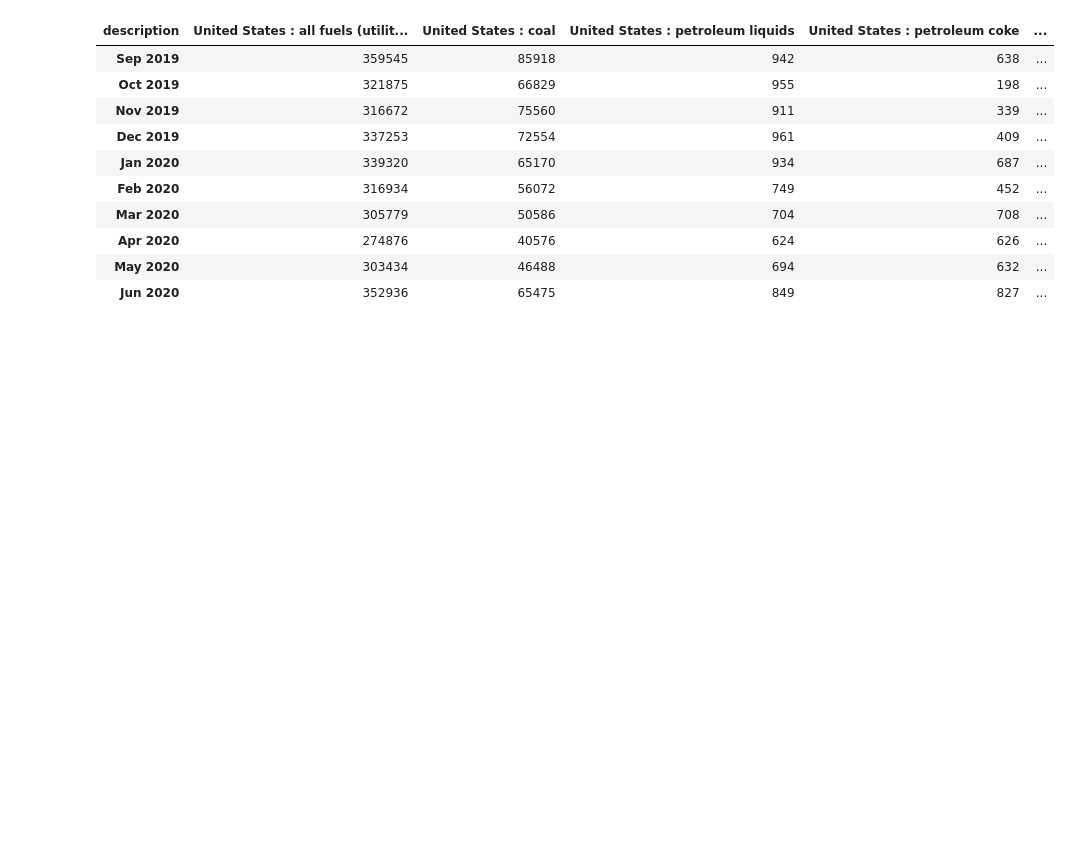
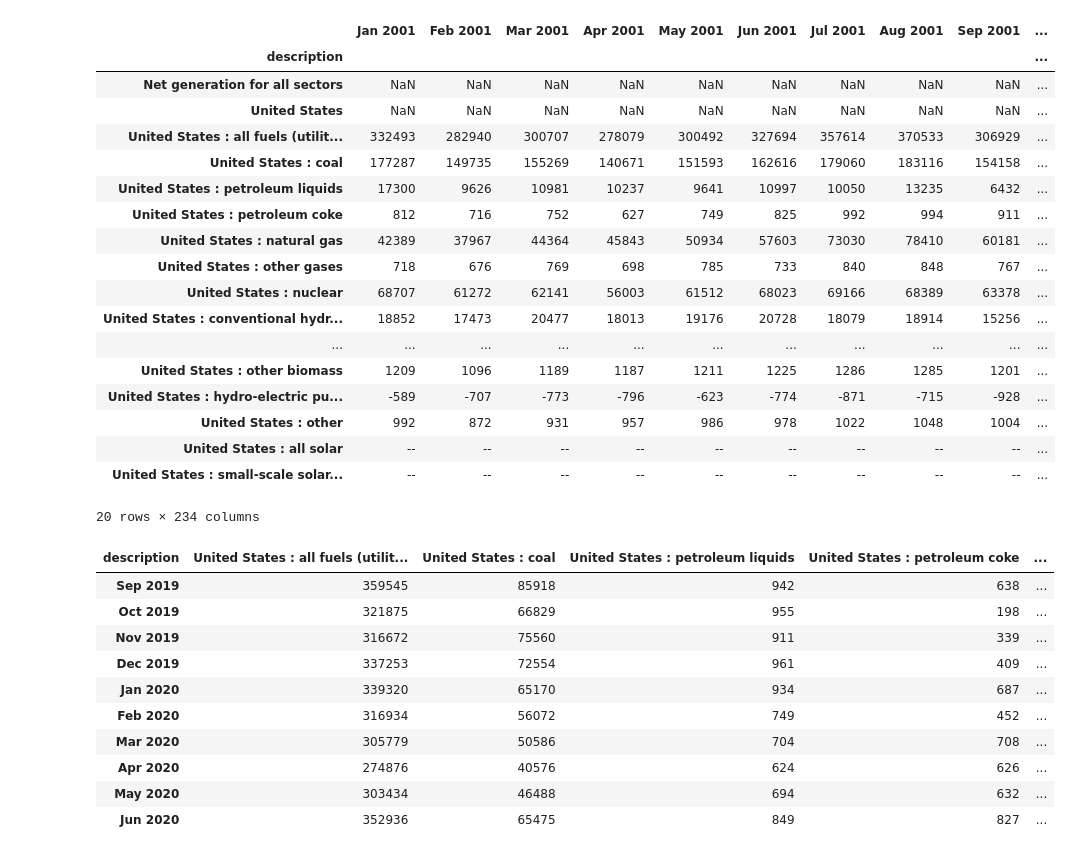
Before and after one commit to arerickson28/energy-pollution-ETL, a Jupyter notebook: energy-pollution-ETL.ipynb, the cells around one changed output. Drawn from its saved outputs; the diff is of its cells as text; code cells hidden in the pictures; blank space fills up the shorter version.

```diff
--- a/energy-pollution-ETL.ipynb
+++ b/energy-pollution-ETL.ipynb
@@ -135,3 +157,28 @@ pollution_data.head()
+# %%
+last_row = len(pollution_data) - 1
+pollution_data = pollution_data.drop(pollution_data.index[last_row])
+# %%
+pollution_data
+# %% [output]
+|  | Jan 2001 | Feb 2001 | Mar 2001 | Apr 2001 | May 2001 | Jun 2001 | Jul 2001 | Aug 2001 | Sep 2001 | ... |
+| description |  |  |  |  |  |  |  |  |  | ... |
+| Net generation for all sectors | NaN | NaN | NaN | NaN | NaN | NaN | NaN | NaN | NaN | ... |
+| United States | NaN | NaN | NaN | NaN | NaN | NaN | NaN | NaN | NaN | ... |
+| United States : all fuels (utilit... | 332493 | 282940 | 300707 | 278079 | 300492 | 327694 | 357614 | 370533 | 306929 | ... |
+| United States : coal | 177287 | 149735 | 155269 | 140671 | 151593 | 162616 | 179060 | 183116 | 154158 | ... |
+| United States : petroleum liquids | 17300 | 9626 | 10981 | 10237 | 9641 | 10997 | 10050 | 13235 | 6432 | ... |
+| United States : petroleum coke | 812 | 716 | 752 | 627 | 749 | 825 | 992 | 994 | 911 | ... |
+| United States : natural gas | 42389 | 37967 | 44364 | 45843 | 50934 | 57603 | 73030 | 78410 | 60181 | ... |
+| United States : other gases | 718 | 676 | 769 | 698 | 785 | 733 | 840 | 848 | 767 | ... |
+| United States : nuclear | 68707 | 61272 | 62141 | 56003 | 61512 | 68023 | 69166 | 68389 | 63378 | ... |
+| United States : conventional hydr... | 18852 | 17473 | 20477 | 18013 | 19176 | 20728 | 18079 | 18914 | 15256 | ... |
+| ... | ... | ... | ... | ... | ... | ... | ... | ... | ... | ... |
+| United States : other biomass | 1209 | 1096 | 1189 | 1187 | 1211 | 1225 | 1286 | 1285 | 1201 | ... |
+| United States : hydro-electric pu... | -589 | -707 | -773 | -796 | -623 | -774 | -871 | -715 | -928 | ... |
+| United States : other | 992 | 872 | 931 | 957 | 986 | 978 | 1022 | 1048 | 1004 | ... |
+| United States : all solar | -- | -- | -- | -- | -- | -- | -- | -- | -- | ... |
+| United States : small-scale solar... | -- | -- | -- | -- | -- | -- | -- | -- | -- | ... |
+20 rows × 234 columns
 # %%
 new_pollution_data = pollution_data.transpose()
 # %%
```
Also changed, not shown: parts of 18 cells of this notebook, 3 other files.
